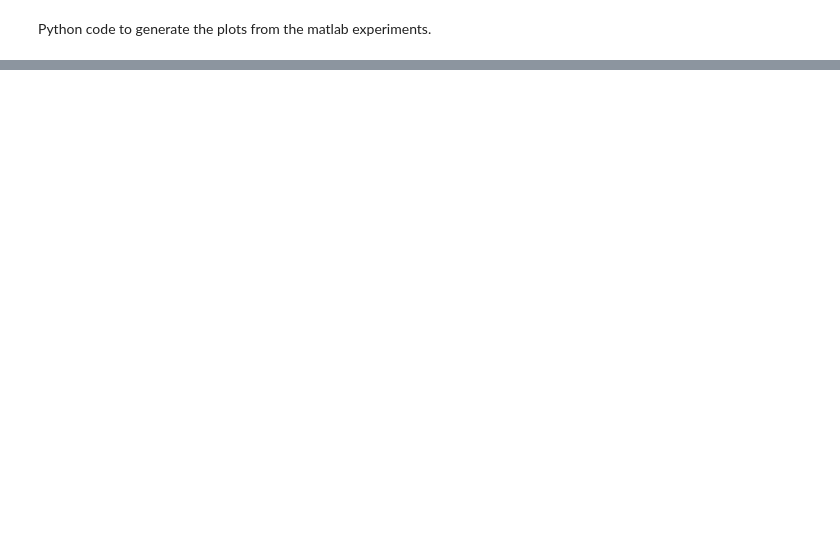
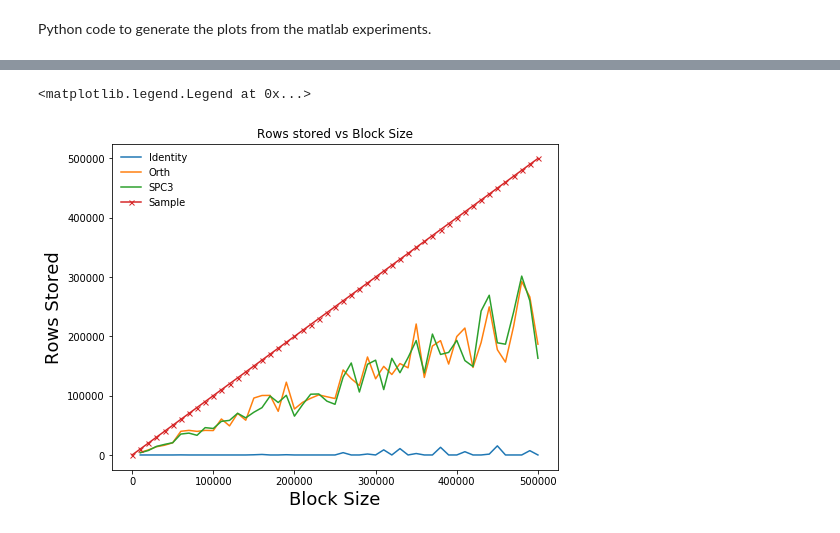
Before and after one commit to c-dickens/stream-summaries-high-lev-rows, a Jupyter notebook: figures/Plots for census experiments.ipynb, the cells around one changed output, grey strips where cells are left out. Saved outputs shown, nothing was run; the diff lists cells and outputs as text; code cells hidden in the pictures; blank space fills up the shorter version.

```diff
--- a/figures/Plots for census experiments.ipynb
+++ b/figures/Plots for census experiments.ipynb
@@ -27,0 +28,16 @@ ax.legend(loc=0, frameon=False)
+# %%
+fig, ax = plt.subplots(figsize=(8,6))
+
+ax.plot( mat_identity['block_sizes'], mat_identity['storage'], label = 'Identity')
+ax.plot( mat_orth['block_sizes'], mat_orth['storage'], label = 'Orth')
+ax.plot( mat_spc3['block_sizes'], mat_spc3['storage'], label = 'SPC3')
+ax.plot( mat_uniform['block_sizes'], mat_uniform['block_sizes'], marker='x', markersize=5, label = 'Sample')
+#ax.set_yscale('log')
+#ax.set_xscale('log')
+ax.set_ylabel('Rows Stored', fontsize=18)
+ax.set_xlabel('Block Size', fontsize=18)
+ax.set_title("Rows stored vs Block Size")
+ax.legend(loc=0, frameon=False)
+# %% [output]
+<matplotlib.legend.Legend at 0x...>
+[figure, added]
```
Also changed, not shown: parts of 8 cells of this notebook, 9 other files.
